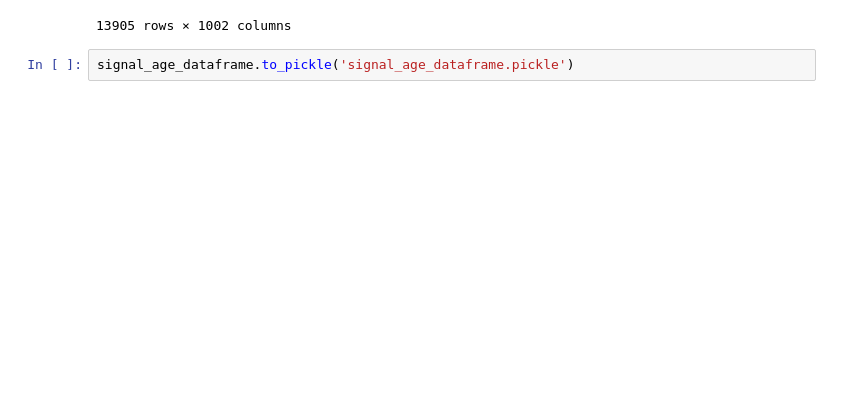
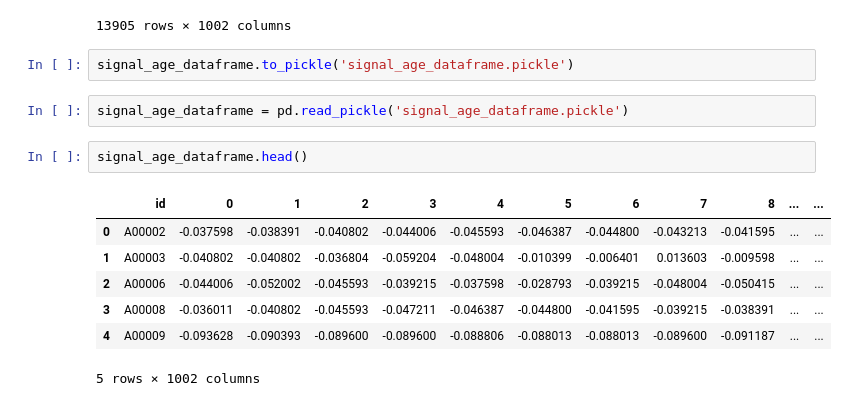
Before and after one commit to hernandezpachecodenis/ecg_biomarkers, a Jupyter notebook: ecg/ecg_signals_age_raw.ipynb, the cells around one changed output. Drawn from its saved outputs; the diff is of its cells as text; blank space fills up the shorter version.

```diff
--- a/ecg/ecg_signals_age_raw.ipynb
+++ b/ecg/ecg_signals_age_raw.ipynb
@@ -42,3 +42,15 @@ signal_age_dataframe
 13905 rows × 1002 columns
 # %%
 signal_age_dataframe.to_pickle('signal_age_dataframe.pickle')
+# %%
+signal_age_dataframe = pd.read_pickle('signal_age_dataframe.pickle')
+# %%
+signal_age_dataframe.head()
+# %% [output]
+|  | id | 0 | 1 | 2 | 3 | 4 | 5 | 6 | 7 | 8 | ... | ... |
+| 0 | A00002 | -0.037598 | -0.038391 | -0.040802 | -0.044006 | -0.045593 | -0.046387 | -0.044800 | -0.043213 | -0.041595 | ... | ... |
+| 1 | A00003 | -0.040802 | -0.040802 | -0.036804 | -0.059204 | -0.048004 | -0.010399 | -0.006401 | 0.013603 | -0.009598 | ... | ... |
+| 2 | A00006 | -0.044006 | -0.052002 | -0.045593 | -0.039215 | -0.037598 | -0.028793 | -0.039215 | -0.048004 | -0.050415 | ... | ... |
+| 3 | A00008 | -0.036011 | -0.040802 | -0.045593 | -0.047211 | -0.046387 | -0.044800 | -0.041595 | -0.039215 | -0.038391 | ... | ... |
+| 4 | A00009 | -0.093628 | -0.090393 | -0.089600 | -0.089600 | -0.088806 | -0.088013 | -0.088013 | -0.089600 | -0.091187 | ... | ... |
+5 rows × 1002 columns
```
Also changed, not shown: parts of 7 cells of this notebook, 6 other files.
